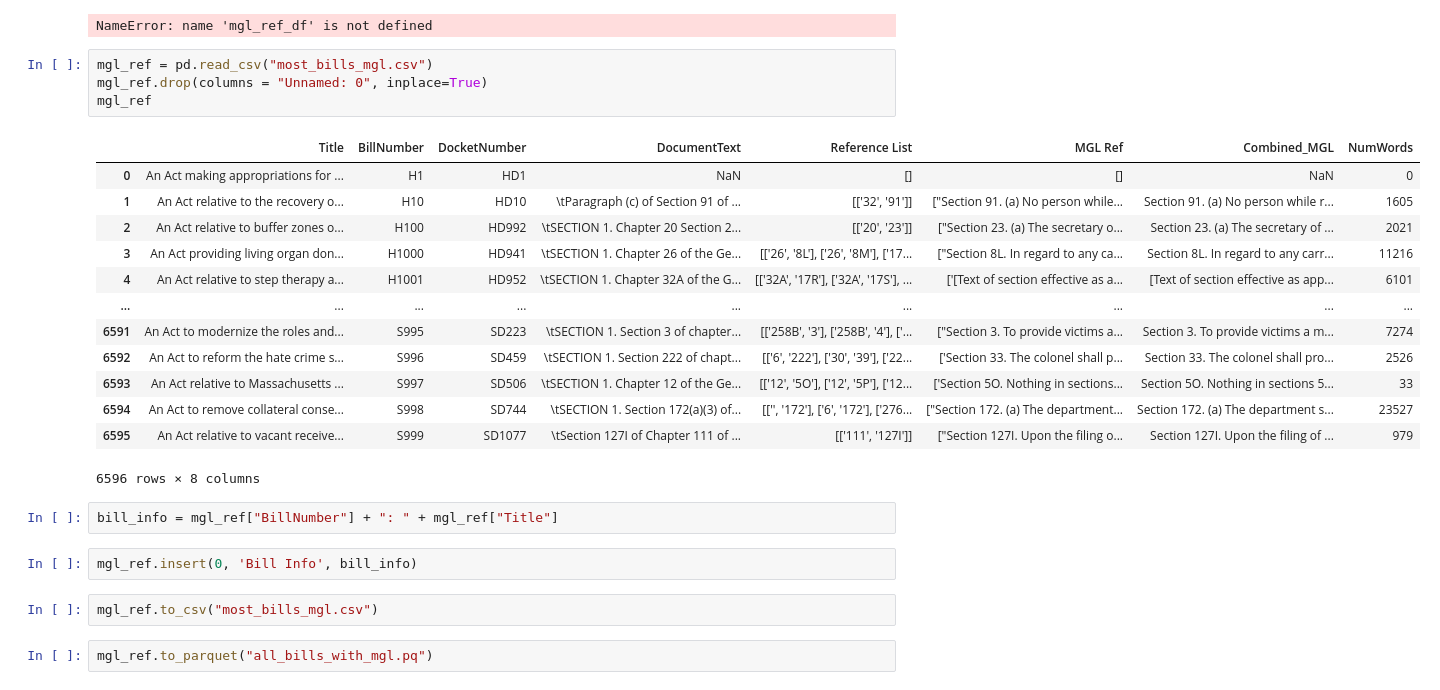
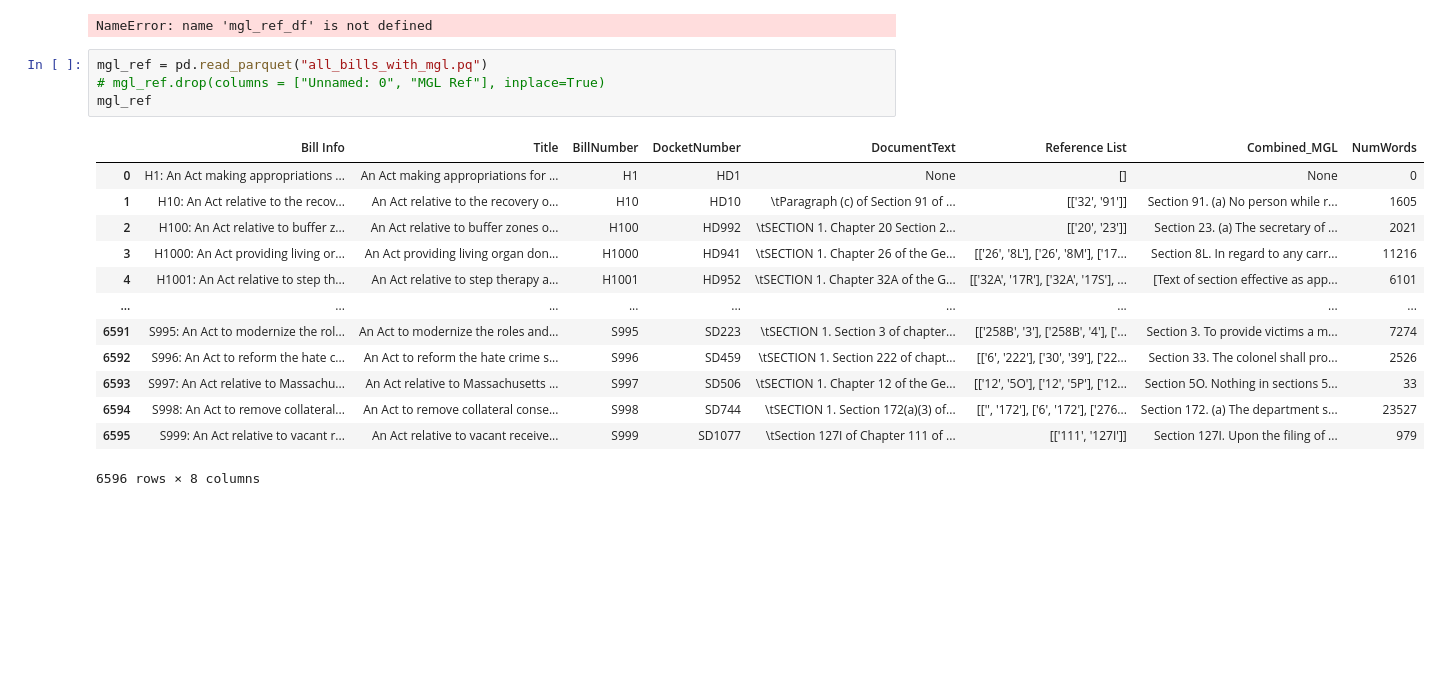
Before and after one commit to pranay8297/ml-maple-bill-summarization, a Jupyter notebook: demoapp/extract_MGL_sections.ipynb, the cells around one changed output. Saved outputs shown, nothing was run; the diff lists cells and outputs as text; blank space fills up the shorter version.

Commit message:
updated code to use parque version of the MGL sections file instead of CSV.

```diff
--- a/demoapp/extract_MGL_sections.ipynb
+++ b/demoapp/extract_MGL_sections.ipynb
@@ -301,28 +301,20 @@ mgl_ref_df.to_csv("most_bills_mgl.csv")
 # %% [output]
 NameError: name 'mgl_ref_df' is not defined
 # %%
-mgl_ref = pd.read_csv("most_bills_mgl.csv")
-mgl_ref.drop(columns = "Unnamed: 0", inplace=True)
+mgl_ref = pd.read_parquet("all_bills_with_mgl.pq")
+# mgl_ref.drop(columns = ["Unnamed: 0", "MGL Ref"], inplace=True)
 mgl_ref
 # %% [output]
-|  | Title | BillNumber | DocketNumber | DocumentText | Reference List | MGL Ref | Combined_MGL | NumWords |
-| 0 | An Act making appropriations for ... | H1 | HD1 | NaN | [] | [] | NaN | 0 |
-| 1 | An Act relative to the recovery o... | H10 | HD10 | \tParagraph (c) of Section 91 of ... | [['32', '91']] | ["Section 91. (a) No person while... | Section 91. (a) No person while r... | 1605 |
-| 2 | An Act relative to buffer zones o... | H100 | HD992 | \tSECTION 1. Chapter 20 Section 2... | [['20', '23']] | ["Section 23. (a) The secretary o... | Section 23. (a) The secretary of ... | 2021 |
-| 3 | An Act providing living organ don... | H1000 | HD941 | \tSECTION 1. Chapter 26 of the Ge... | [['26', '8L'], ['26', '8M'], ['17... | ["Section 8L. In regard to any ca... | Section 8L. In regard to any carr... | 11216 |
-| 4 | An Act relative to step therapy a... | H1001 | HD952 | \tSECTION 1. Chapter 32A of the G... | [['32A', '17R'], ['32A', '17S'], ... | ['[Text of section effective as a... | [Text of section effective as app... | 6101 |
+|  | Bill Info | Title | BillNumber | DocketNumber | DocumentText | Reference List | Combined_MGL | NumWords |
+| 0 | H1: An Act making appropriations ... | An Act making appropriations for ... | H1 | HD1 | None | [] | None | 0 |
+| 1 | H10: An Act relative to the recov... | An Act relative to the recovery o... | H10 | HD10 | \tParagraph (c) of Section 91 of ... | [['32', '91']] | Section 91. (a) No person while r... | 1605 |
+| 2 | H100: An Act relative to buffer z... | An Act relative to buffer zones o... | H100 | HD992 | \tSECTION 1. Chapter 20 Section 2... | [['20', '23']] | Section 23. (a) The secretary of ... | 2021 |
+| 3 | H1000: An Act providing living or... | An Act providing living organ don... | H1000 | HD941 | \tSECTION 1. Chapter 26 of the Ge... | [['26', '8L'], ['26', '8M'], ['17... | Section 8L. In regard to any carr... | 11216 |
+| 4 | H1001: An Act relative to step th... | An Act relative to step therapy a... | H1001 | HD952 | \tSECTION 1. Chapter 32A of the G... | [['32A', '17R'], ['32A', '17S'], ... | [Text of section effective as app... | 6101 |
 | ... | ... | ... | ... | ... | ... | ... | ... | ... |
-| 6591 | An Act to modernize the roles and... | S995 | SD223 | \tSECTION 1. Section 3 of chapter... | [['258B', '3'], ['258B', '4'], ['... | ["Section 3. To provide victims a... | Section 3. To provide victims a m... | 7274 |
-| 6592 | An Act to reform the hate crime s... | S996 | SD459 | \tSECTION 1. Section 222 of chapt... | [['6', '222'], ['30', '39'], ['22... | ['Section 33. The colonel shall p... | Section 33. The colonel shall pro... | 2526 |
-| 6593 | An Act relative to Massachusetts ... | S997 | SD506 | \tSECTION 1. Chapter 12 of the Ge... | [['12', '5O'], ['12', '5P'], ['12... | ['Section 5O. Nothing in sections... | Section 5O. Nothing in sections 5... | 33 |
-| 6594 | An Act to remove collateral conse... | S998 | SD744 | \tSECTION 1. Section 172(a)(3) of... | [['', '172'], ['6', '172'], ['276... | ["Section 172. (a) The department... | Section 172. (a) The department s... | 23527 |
-| 6595 | An Act relative to vacant receive... | S999 | SD1077 | \tSection 127I of Chapter 111 of ... | [['111', '127I']] | ["Section 127I. Upon the filing o... | Section 127I. Upon the filing of ... | 979 |
+| 6591 | S995: An Act to modernize the rol... | An Act to modernize the roles and... | S995 | SD223 | \tSECTION 1. Section 3 of chapter... | [['258B', '3'], ['258B', '4'], ['... | Section 3. To provide victims a m... | 7274 |
+| 6592 | S996: An Act to reform the hate c... | An Act to reform the hate crime s... | S996 | SD459 | \tSECTION 1. Section 222 of chapt... | [['6', '222'], ['30', '39'], ['22... | Section 33. The colonel shall pro... | 2526 |
+| 6593 | S997: An Act relative to Massachu... | An Act relative to Massachusetts ... | S997 | SD506 | \tSECTION 1. Chapter 12 of the Ge... | [['12', '5O'], ['12', '5P'], ['12... | Section 5O. Nothing in sections 5... | 33 |
+| 6594 | S998: An Act to remove collateral... | An Act to remove collateral conse... | S998 | SD744 | \tSECTION 1. Section 172(a)(3) of... | [['', '172'], ['6', '172'], ['276... | Section 172. (a) The department s... | 23527 |
+| 6595 | S999: An Act relative to vacant r... | An Act relative to vacant receive... | S999 | SD1077 | \tSection 127I of Chapter 111 of ... | [['111', '127I']] | Section 127I. Upon the filing of ... | 979 |
 6596 rows × 8 columns
-# %%
-bill_info = mgl_ref["BillNumber"] + ": " + mgl_ref["Title"]
-# %%
-mgl_ref.insert(0, 'Bill Info', bill_info)
-# %%
-mgl_ref.to_csv("most_bills_mgl.csv")
-# %%
-mgl_ref.to_parquet("all_bills_with_mgl.pq")
```
Also changed, not shown: parts of 1 cell of this notebook, 1 other file.
